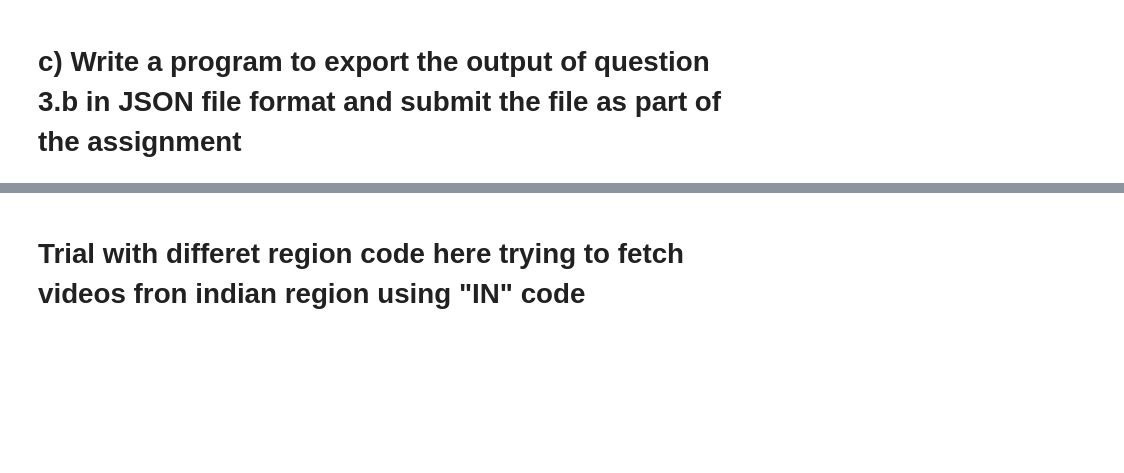
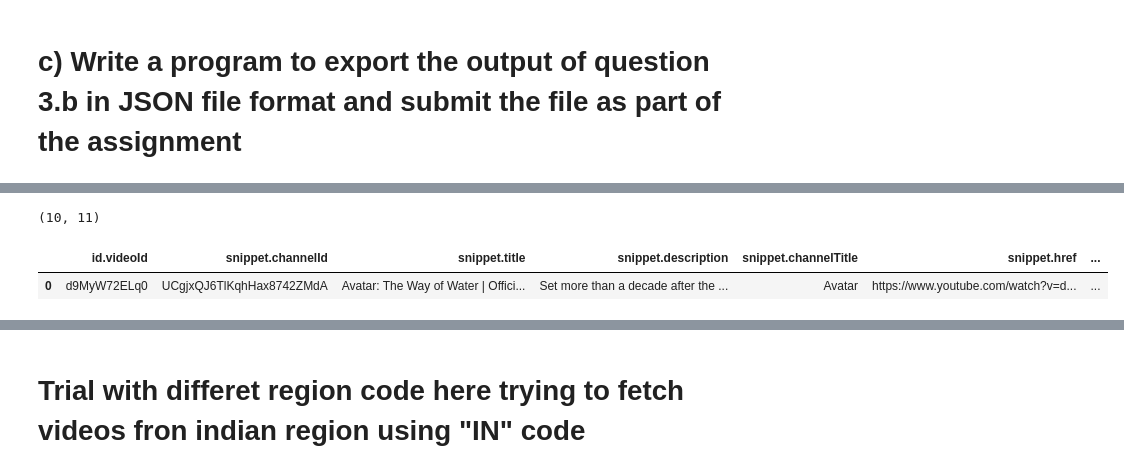
Before and after one commit to PrasanthGubbala/Colab, a Jupyter notebook: Untitled0.ipynb, the cells around one changed output, grey strips where cells are left out. Cells and saved outputs as stored; diff of their text form; code cells hidden in the pictures; blank space fills up the shorter version.

```diff
--- a/Untitled0.ipynb
+++ b/Untitled0.ipynb
@@ -501,0 +504,9 @@ with open(file_path, 'w') as json_file:
+# %%
+top_10_videos.shape
+# %% [output]
+(10, 11)
+# %%
+top_10_videos.head(1)
+# %% [output]
+|  | id.videoId | snippet.channelId | snippet.title | snippet.description | snippet.channelTitle | snippet.href | ... |
+| 0 | d9MyW72ELq0 | UCgjxQJ6TlKqhHax8742ZMdA | Avatar: The Way of Water | Offici... | Set more than a decade after the ... | Avatar | https://www.youtube.com/watch?v=d... | ... |
```
Also changed, not shown: parts of 3 cells of this notebook.
